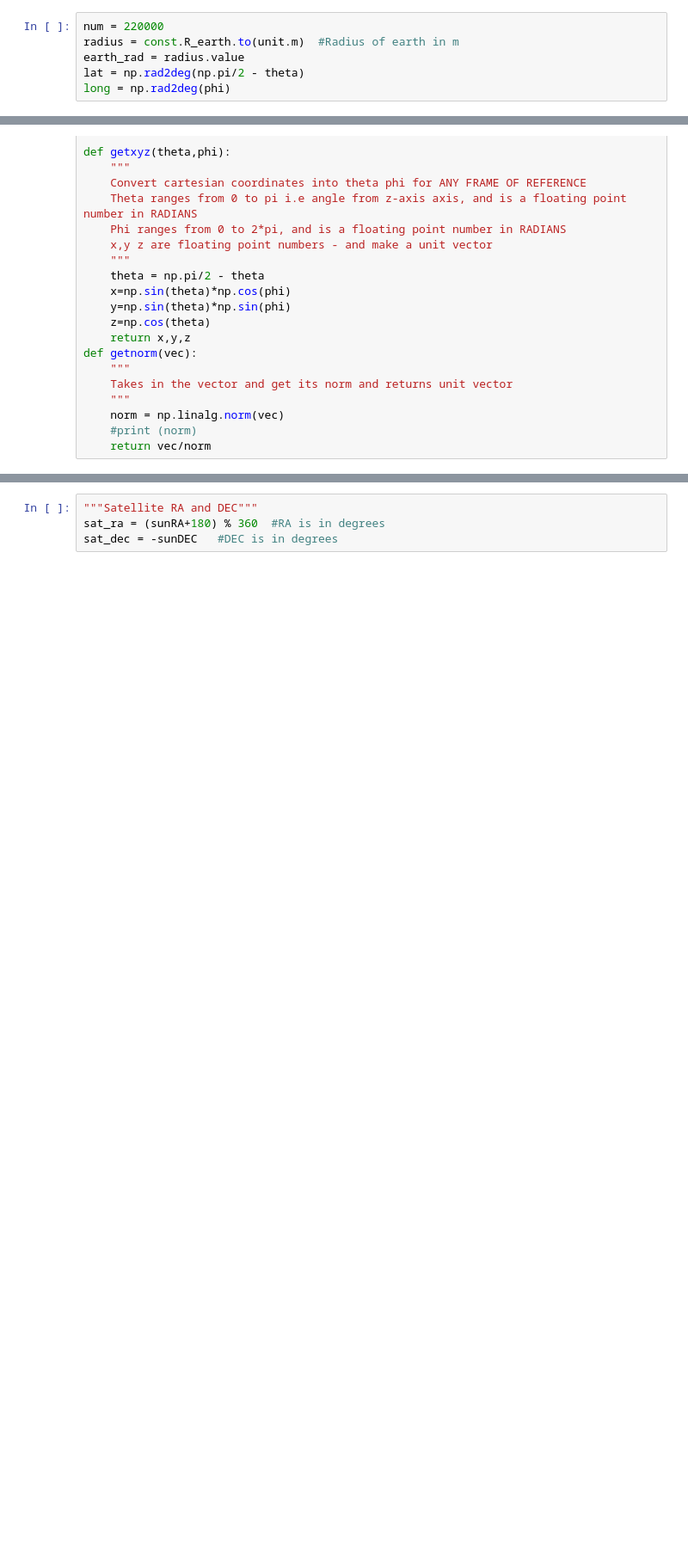
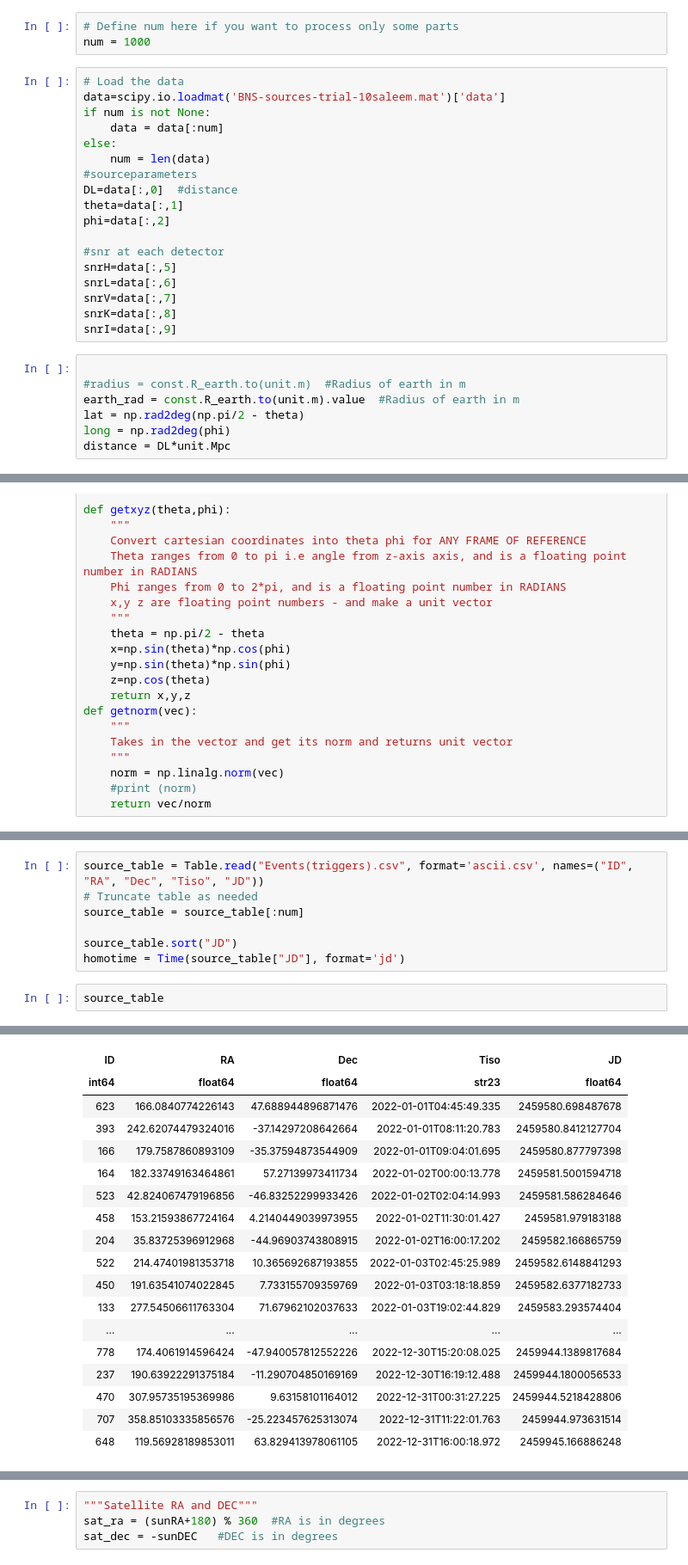
Before and after one commit to jinaynitinpatel/Daksha, a Jupyter notebook: Dir_DAKSHAandSensitivity-Copy1.ipynb, the cells around one changed output, grey strips where cells are left out. Shown: that part at 86% size. Cells and saved outputs as stored; diff of their text form; blank space fills up the shorter version.

```diff
--- a/Dir_DAKSHAandSensitivity-Copy1.ipynb
+++ b/Dir_DAKSHAandSensitivity-Copy1.ipynb
@@ -29,8 +24,30 @@ phi=data[:,2]
 # %% [output]
 Using matplotlib backend: MacOSX
+# %%
+# Define num here if you want to process only some parts
+num = 1000
+# %%
+# Load the data
+data=scipy.io.loadmat('BNS-sources-trial-10saleem.mat')['data']
+if num is not None:
+    data = data[:num]
+else:
+    num = len(data)
+#sourceparameters
+DL=data[:,0]  #distance
+theta=data[:,1]
+phi=data[:,2]
+
+#snr at each detector
+snrH=data[:,5]
+snrL=data[:,6]
+snrV=data[:,7]
+snrK=data[:,8]
+snrI=data[:,9]
 # %%
-num = 220000
-radius = const.R_earth.to(unit.m)  #Radius of earth in m
-earth_rad = radius.value
+
+#radius = const.R_earth.to(unit.m)  #Radius of earth in m
+earth_rad = const.R_earth.to(unit.m).value  #Radius of earth in m
 lat = np.rad2deg(np.pi/2 - theta)
 long = np.rad2deg(phi)
+distance = DL*unit.Mpc
@@ -183,0 +178,10 @@ WARNING: ErfaWarning: ERFA function "d2dtf" yielded 220000 of "dubious year (Not
+# %%
+source_table = Table.read("Events(triggers).csv", format='ascii.csv', names=("ID", "RA", "Dec", "Tiso", "JD"))
+# Truncate table as needed
+source_table = source_table[:num]
+
+source_table.sort("JD")
+homotime = Time(source_table["JD"], format='jd')
+# %%
+source_table
+# %% [output]
@@ -184,3 +189,21 @@ WARNING: ErfaWarning: ERFA function "d2dtf" yielded 220000 of "dubious year (Not
+| ID | RA | Dec | Tiso | JD |
+| int64 | float64 | float64 | str23 | float64 |
+| 623 | 166.0840774226143 | 47.688944896871476 | 2022-01-01T04:45:49.335 | 2459580.698487678 |
+| 393 | 242.62074479324016 | -37.14297208642664 | 2022-01-01T08:11:20.783 | 2459580.8412127704 |
+| 166 | 179.7587860893109 | -35.37594873544909 | 2022-01-01T09:04:01.695 | 2459580.877797398 |
+| 164 | 182.33749163464861 | 57.27139973411734 | 2022-01-02T00:00:13.778 | 2459581.5001594718 |
+| 523 | 42.824067479196856 | -46.83252299933426 | 2022-01-02T02:04:14.993 | 2459581.586284646 |
+| 458 | 153.21593867724164 | 4.2140449039973955 | 2022-01-02T11:30:01.427 | 2459581.979183188 |
+| 204 | 35.83725396912968 | -44.96903743808915 | 2022-01-02T16:00:17.202 | 2459582.166865759 |
+| 522 | 214.47401981353718 | 10.365692687193855 | 2022-01-03T02:45:25.989 | 2459582.6148841293 |
+| 450 | 191.63541074022845 | 7.733155709359769 | 2022-01-03T03:18:18.859 | 2459582.6377182733 |
+| 133 | 277.54506611763304 | 71.67962102037633 | 2022-01-03T19:02:44.829 | 2459583.293574404 |
+| ... | ... | ... | ... | ... |
+| 778 | 174.4061914596424 | -47.940057812552226 | 2022-12-30T15:20:08.025 | 2459944.1389817684 |
+| 237 | 190.63922291375184 | -11.290704850169169 | 2022-12-30T16:19:12.488 | 2459944.1800056533 |
+| 470 | 307.95735195369986 | 9.63158101164012 | 2022-12-31T00:31:27.225 | 2459944.5218428806 |
+| 707 | 358.85103335856576 | -25.223457625313074 | 2022-12-31T11:22:01.763 | 2459944.973631514 |
+| 648 | 119.56928189853011 | 63.829413978061105 | 2022-12-31T16:00:18.972 | 2459945.166886248 |
 # %%
 sunloc = astropy.coordinates.get_sun(homotime)   # Gives the sun's location
 # %% [output]
```
Also changed, not shown: parts of 31 cells of this notebook.
